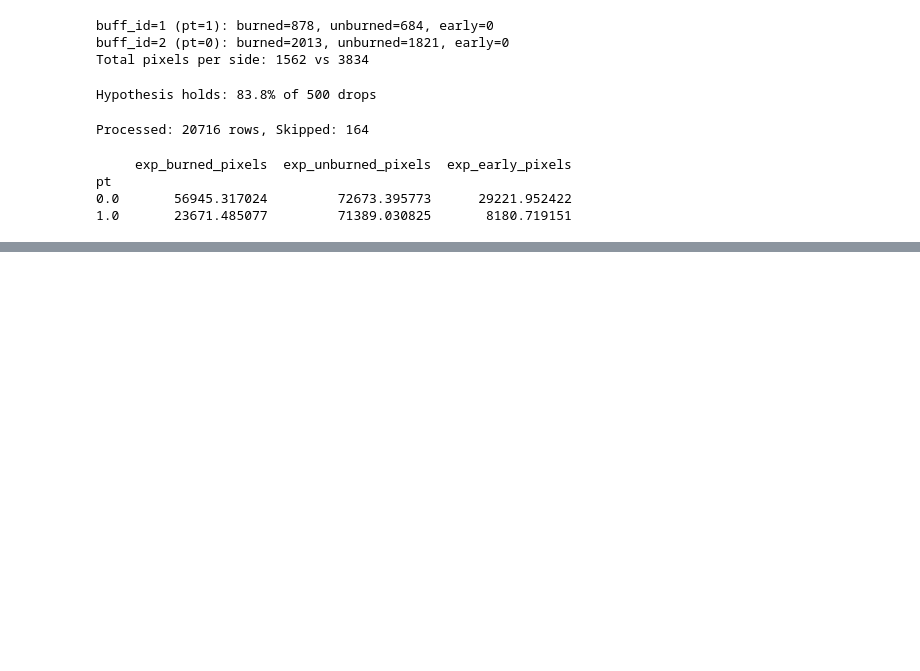
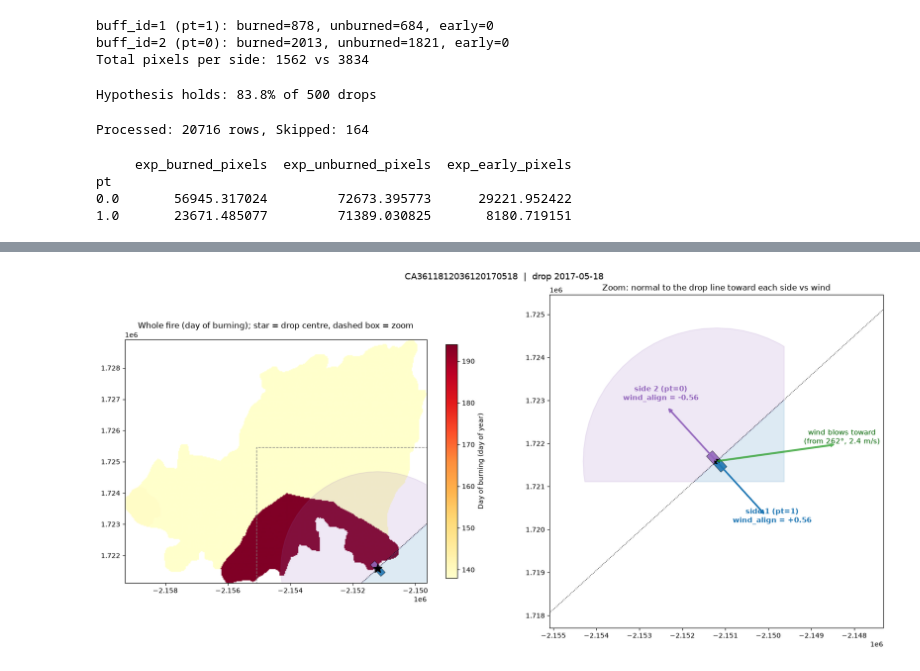
Before and after one commit to SulavSapkota2060/wildfire-retardant-drop-ml, a Jupyter notebook: notebooks/02_feature_extraction.ipynb, the cells around one changed output, grey strips where cells are left out. Saved outputs shown, nothing was run; the diff lists cells and outputs as text; code cells hidden in the pictures; blank space fills up the shorter version.

Commit message:
wind data implementation, visualization and hypothesis testing

```diff
--- a/notebooks/02_feature_extraction.ipynb
+++ b/notebooks/02_feature_extraction.ipynb
@@ -876,0 +882,31 @@ pt
+# %%
+from rasterio.warp import transform as rio_transform
+
+def to_lonlat(x, y):
+    lon, lat = rio_transform("EPSG:5070", "EPSG:4326", [x], [y])
+    return lon[0], lat[0]
+
+def load_grid(folder, prefix, var, years = (2017,2018,2019)):
+    out = {}
+    for y in years:
+        a = xr.open_dataset(RAW / folder / f"{prefix}_{y}.nc")[var]
+        out[y] = (a.values, a.lat.values, a.lon.values, pd.DatetimeIndex(a.day.values))
+
+    return out
+# %%
+th_grid = load_grid("th", "th", "wind_from_direction")
+vs_grid = load_grid("vs", "vs", "wind_speed")
+# %%
+def sample_grid(grid, lon, lat, date):
+    arr, lats, lons, days = grid[date.year]
+    i = np.abs(lats-lat).argmin()
+    j = np.abs(lons-lon).argmin()
+    return float(arr[days.get_loc(date), i, j])
+
+
+_bounds_cache = {}
+def get_bounds(path):
+    if path not in _bounds_cache:
+        with rasterio.open(path) as src:
+            _bounds_cache[path] = src.bounds
+    return _bounds_cache[path]
@@ -876,0 +1041,6 @@ pt
+# %%
+test_drop_id = drops["drop_id"].iloc[5049]
+
+plot_wind_drop(drops[drops["drop_id"] == test_drop_id])
+# %% [output]
+[figure, added]
```
Also changed, not shown: parts of 5 cells of this notebook.
